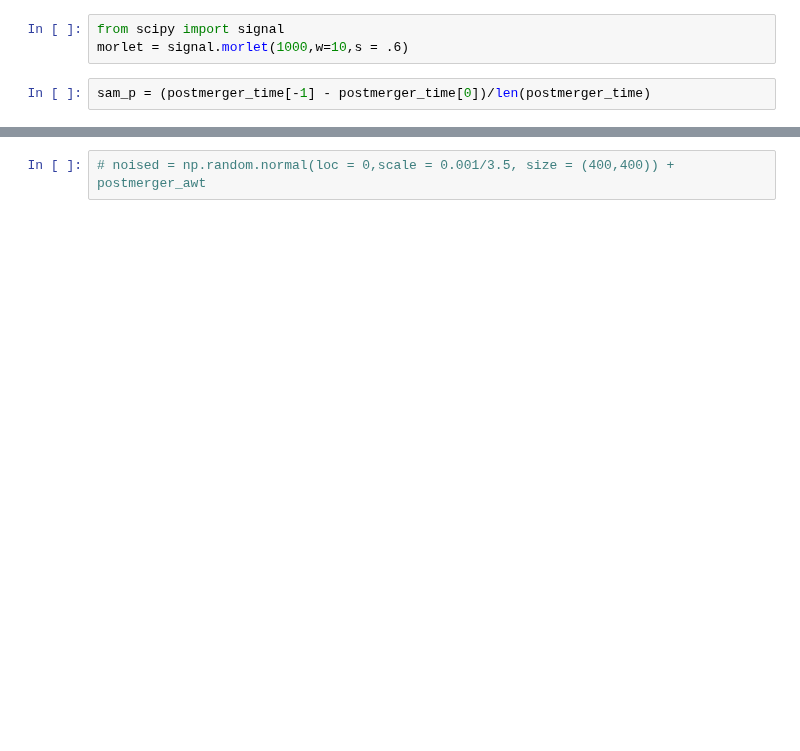
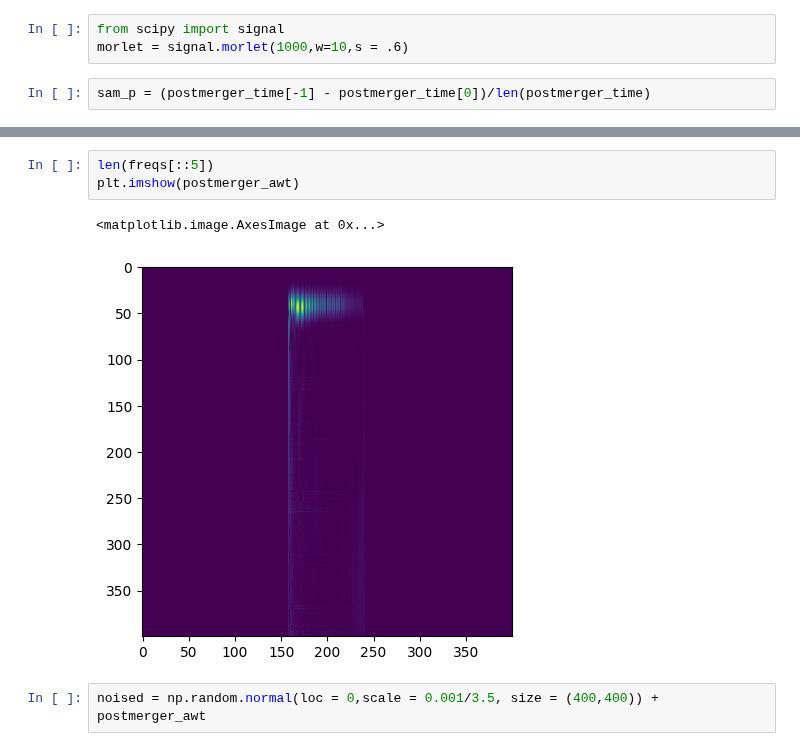
Before and after one commit to aashraychegu/testing_grounds, a Jupyter notebook: plot_generation.ipynb, the cells around one changed output, grey strips where cells are left out. Saved outputs shown, nothing was run; the diff lists cells and outputs as text; blank space fills up the shorter version.

```diff
--- a/plot_generation.ipynb
+++ b/plot_generation.ipynb
@@ -99,2 +111,8 @@ sam_p = (postmerger_time[-1] - postmerger_time[0])/len(postmerger_time)
+# %%
+len(freqs[::5])
+plt.imshow(postmerger_awt)
+# %% [output]
+<matplotlib.image.AxesImage at 0x...>
+[figure, added]
 # %%
-# noised = np.random.normal(loc = 0,scale = 0.001/3.5, size = (400,400)) + postmerger_awt
+noised = np.random.normal(loc = 0,scale = 0.001/3.5, size = (400,400)) + postmerger_awt
```
Also changed, not shown: parts of 19 cells of this notebook, 4 other files.
